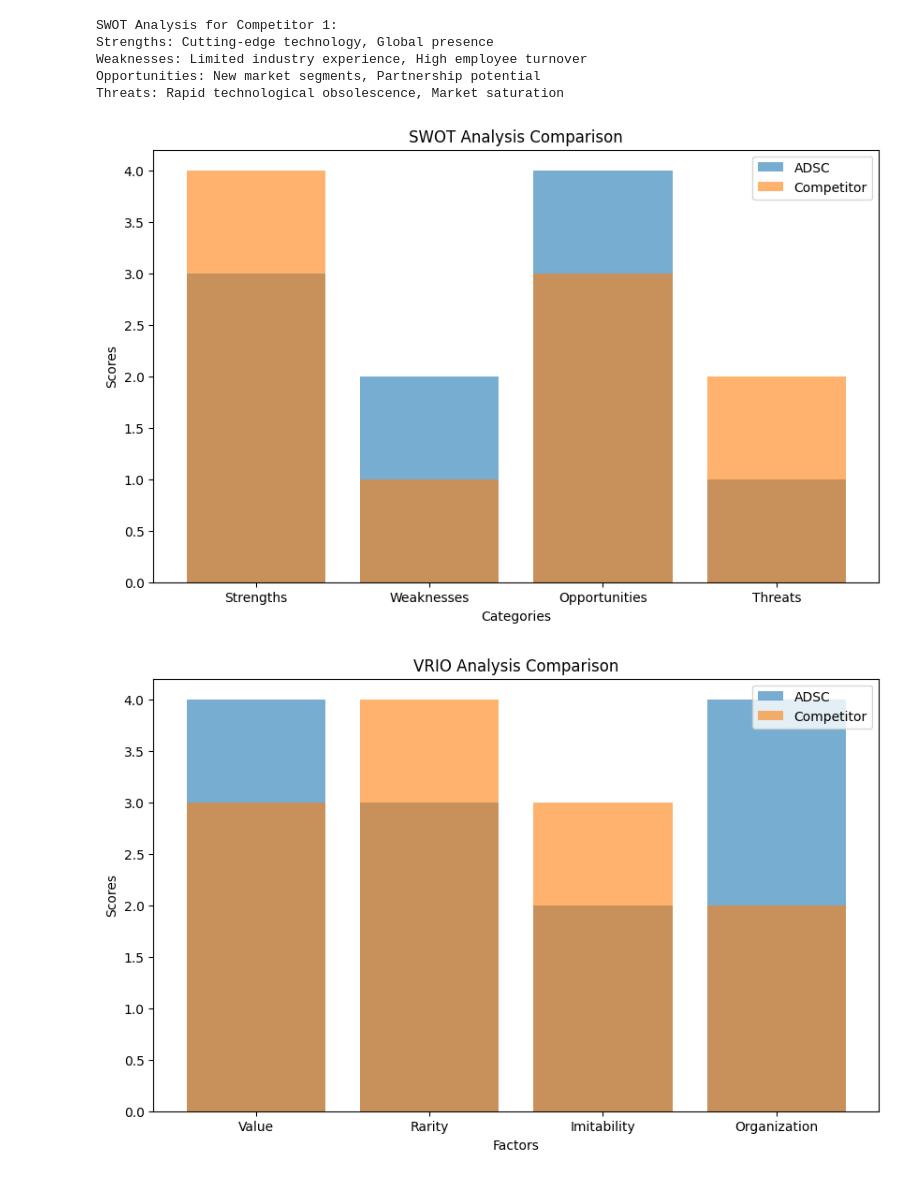
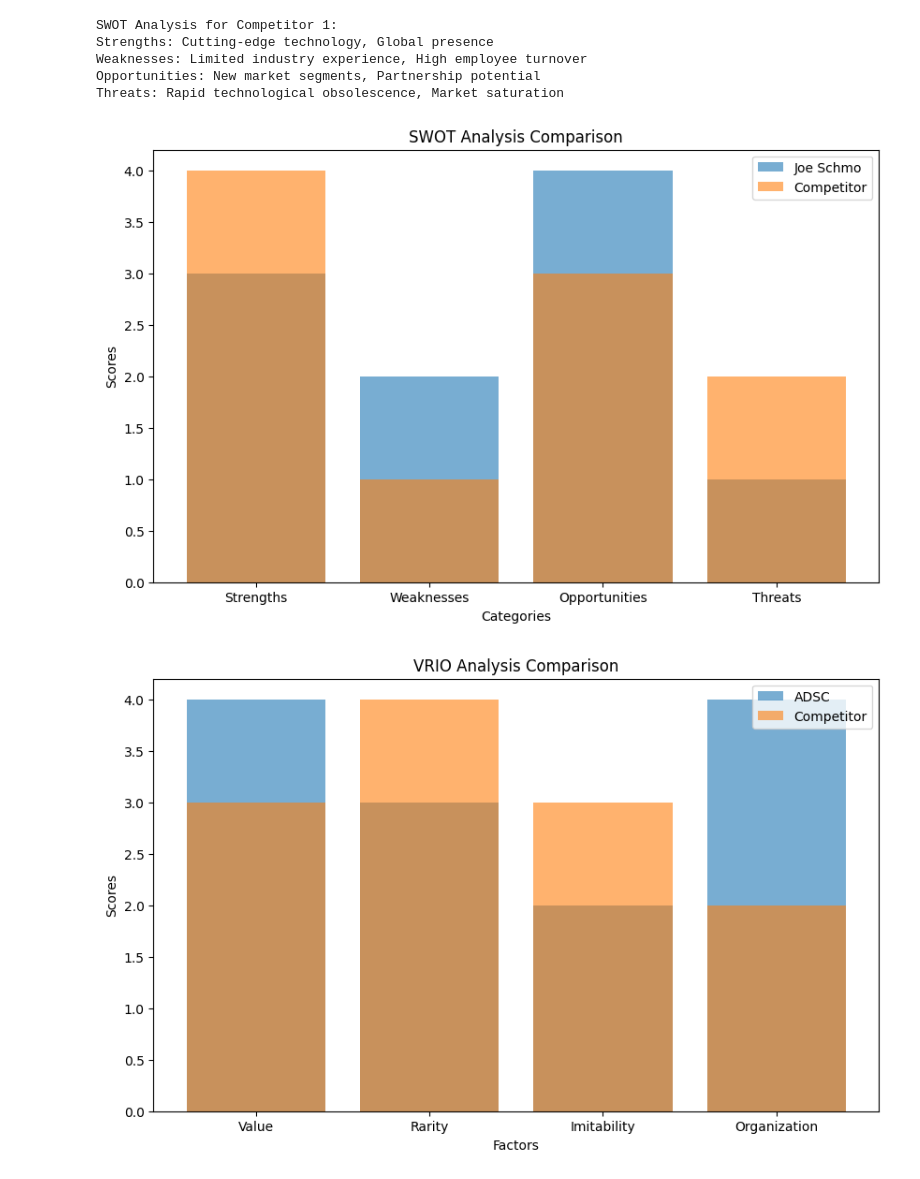
Before and after one commit to seanchatmangpt/shipit, a Jupyter notebook: src/adsc_wb.ipynb, the cells around one changed output. Saved outputs shown, nothing was run; the diff lists cells and outputs as text; code cells hidden in the pictures.

Commit message:
pre-alpha release

```diff
--- a/src/adsc_wb.ipynb
+++ b/src/adsc_wb.ipynb
@@ -124,22 +124,22 @@ competitor_maslow = {
 # %%
 def plot_swot_analysis(adsc_data, competitor_data):
     categories = adsc_data.keys()
     adsc_values = [adsc_data[category] for category in categories]
     competitor_values = [competitor_data[category] for category in categories]
 
     plt.figure(figsize=(10, 6))
-    plt.bar(categories, adsc_values, label='ADSC', alpha=0.6)
+    plt.bar(categories, adsc_values, label='Joe Schmo', alpha=0.6)
     plt.bar(categories, competitor_values, label='Competitor', alpha=0.6)
 
     plt.xlabel('Categories')
     plt.ylabel('Scores')
     plt.title('SWOT Analysis Comparison')
     plt.legend()
     plt.show()
 
 plot_swot_analysis(adsc_swot, competitor_swot)
 # %% [output]
-[figure, old version]
+[figure, new version]
 # %%
 def plot_vrio_analysis(adsc_data, competitor_data):
     factors = adsc_data.keys()
```
Also changed, not shown: 41 other files.
